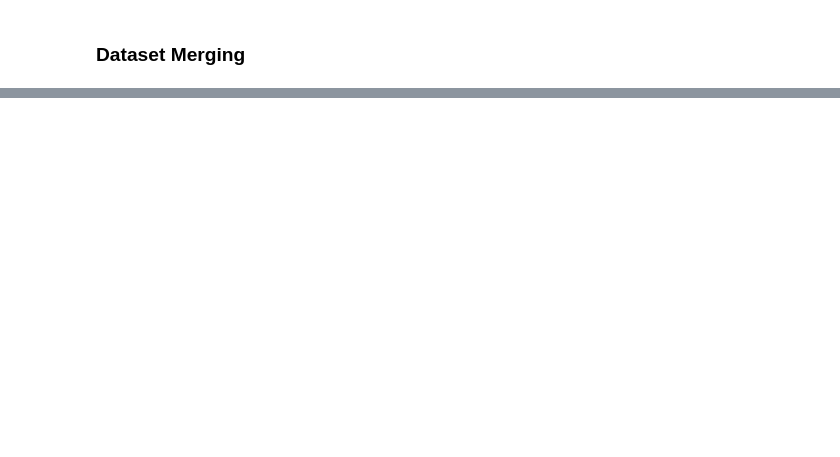
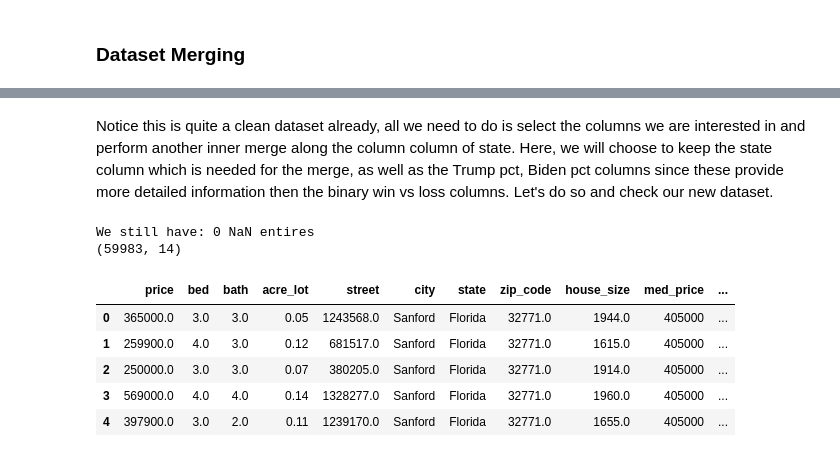
Before and after one commit to 0liviaWeisiger/PIC16B_FinalProject, a Jupyter notebook: 16B Project.ipynb, the cells around one changed output, grey strips where cells are left out. Saved outputs shown, nothing was run; the diff lists cells and outputs as text; code cells hidden in the pictures; blank space fills up the shorter version.

```diff
--- a/16B Project.ipynb
+++ b/16B Project.ipynb
@@ -173,0 +207,3 @@ Next, we want to add to our dataset election results and minimum wage data by st
+# %%
+df_election = pd.read_csv('voting.csv.xls')
+df_election.head()
@@ -173,0 +217,24 @@ Next, we want to add to our dataset election results and minimum wage data by st
+# %% [markdown]
+Notice this is quite a clean dataset already, all we need to do is select the columns we are interested in and perform another inner merge along the column column of state. Here, we will choose to keep the state column which is needed for the merge, as well as the Trump pct, Biden pct columns since these provide more detailed information then the binary win vs loss columns. Let's do so and check our new dataset.
+# %%
+#select only features we want
+df_election = df_election[["state", "biden_pct", "trump_pct"]]
+
+#merge dataframe along the column of state
+df = pd.merge(df, df_election, on = ["state"])
+
+#verify there were no null data values added
+print (f'We still have: {df.isnull().sum().sum()} NaN entires')
+
+#output model summary
+print (df.shape)
+df.head()
+# %% [output]
+We still have: 0 NaN entires
+(59983, 14)
+|  | price | bed | bath | acre_lot | street | city | state | zip_code | house_size | med_price | ... |
+| 0 | 365000.0 | 3.0 | 3.0 | 0.05 | 1243568.0 | Sanford | Florida | 32771.0 | 1944.0 | 405000 | ... |
+| 1 | 259900.0 | 4.0 | 3.0 | 0.12 | 681517.0 | Sanford | Florida | 32771.0 | 1615.0 | 405000 | ... |
+| 2 | 250000.0 | 3.0 | 3.0 | 0.07 | 380205.0 | Sanford | Florida | 32771.0 | 1914.0 | 405000 | ... |
+| 3 | 569000.0 | 4.0 | 4.0 | 0.14 | 1328277.0 | Sanford | Florida | 32771.0 | 1960.0 | 405000 | ... |
+| 4 | 397900.0 | 3.0 | 2.0 | 0.11 | 1239170.0 | Sanford | Florida | 32771.0 | 1655.0 | 405000 | ... |
```
Also changed, not shown: parts of 39 cells of this notebook.
